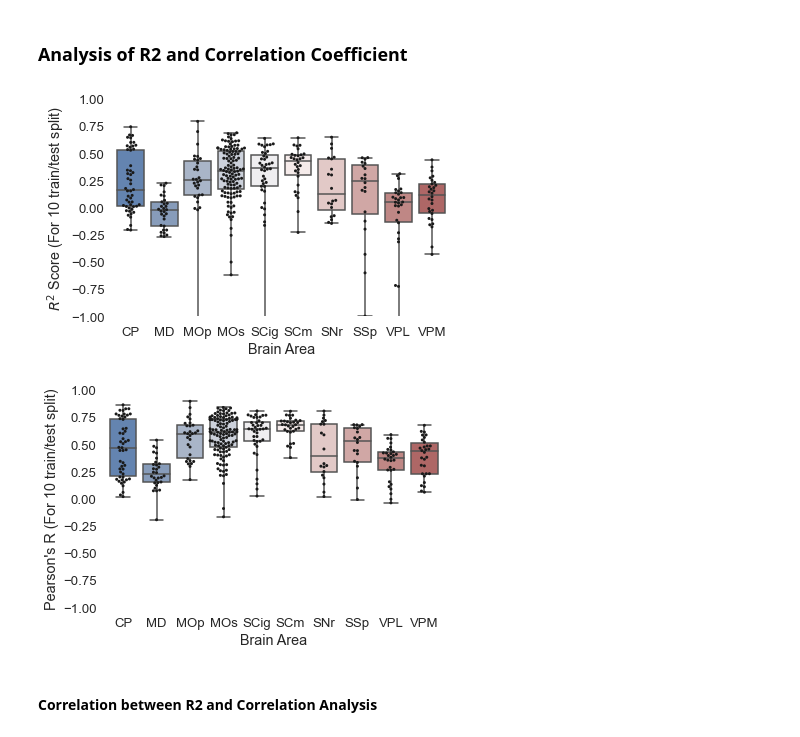
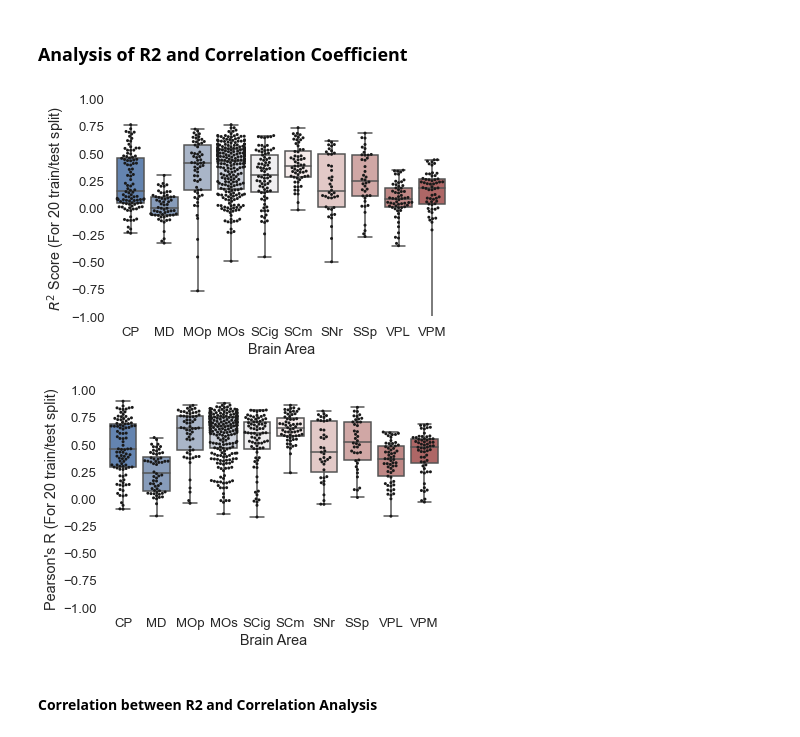
Before and after one commit to VaibhavSharma08/pod-96-manymanifolds, a Jupyter notebook: Population Spike Code Approach/analysis/GLM Analysis.ipynb, the cells around one changed output. Drawn from its saved outputs; the diff is of its cells as text; code cells hidden in the pictures.

```diff
--- a/Population Spike Code Approach/analysis/GLM Analysis.ipynb
+++ b/Population Spike Code Approach/analysis/GLM Analysis.ipynb
@@ -94,25 +96,25 @@ df.head()
 # %%
 sns.set(font_scale=1.2)
 plt.gca().set_ylim((-1,1))
 sns.boxplot(x='Brain_Areas',y='R2_score',data=df,whis=[0, 100], palette="vlag", order=np.unique(df.Brain_Areas))
 sns.swarmplot(x='Brain_Areas',y='R2_score',data=df, size=3, color="k", linewidth=0, order=np.unique(df.Brain_Areas))
 plt.box(False)
-plt.ylabel(r'$R^2$ Score (For 10 train/test split)')
+plt.ylabel(r'$R^2$ Score (For 20 train/test split)')
 plt.xlabel('Brain Area')
 plt.show()
 # %% [output]
-[figure, old version]
+[figure, new version]
 # %%
 sns.set(font_scale=1.2)
 plt.gca().set_ylim((-1,1))
 sns.boxplot(x='Brain_Areas',y='Correlation_Coefficient',data=df,whis=[0, 100], palette="vlag", order=np.unique(df.Brain_Areas))
 sns.swarmplot(x='Brain_Areas',y='Correlation_Coefficient',data=df, size=3, color="k", linewidth=0, order=np.unique(df.Brain_Areas))
 plt.box(False)
-plt.ylabel("Pearson's R (For 10 train/test split)")
+plt.ylabel("Pearson's R (For 20 train/test split)")
 plt.xlabel('Brain Area')
 plt.show()
 # %% [output]
-[figure, old version]
+[figure, new version]
 # %% [markdown]
 #### Correlation between R2 and Correlation Analysis
 # %%
```
Also changed, not shown: parts of 6 cells of this notebook, 1 other file.
